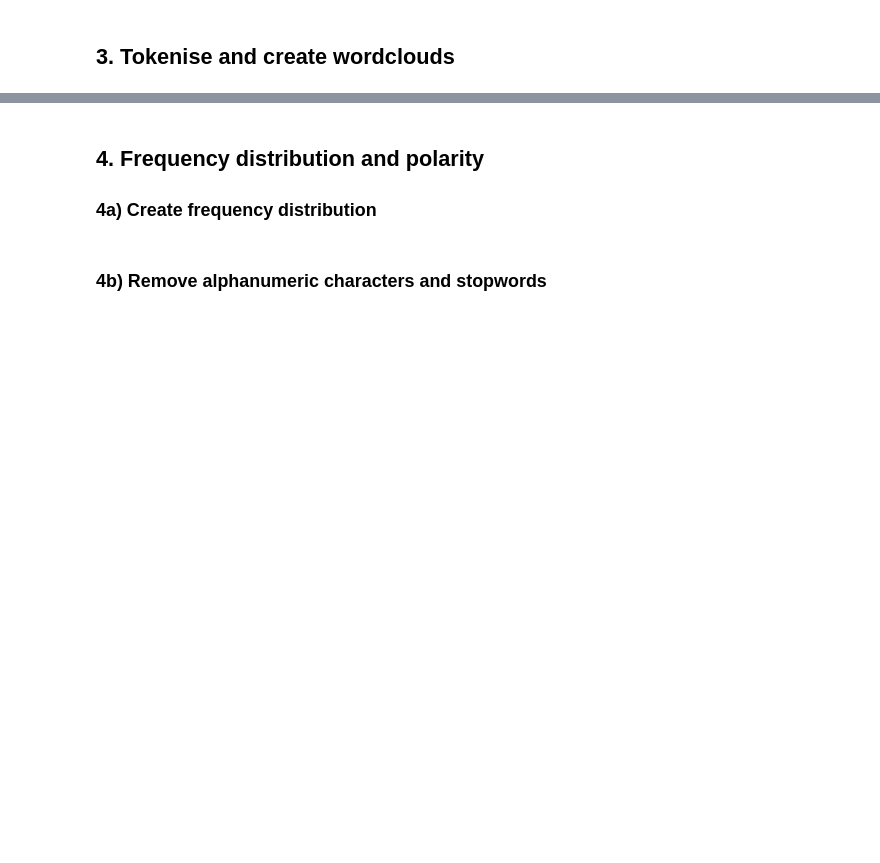
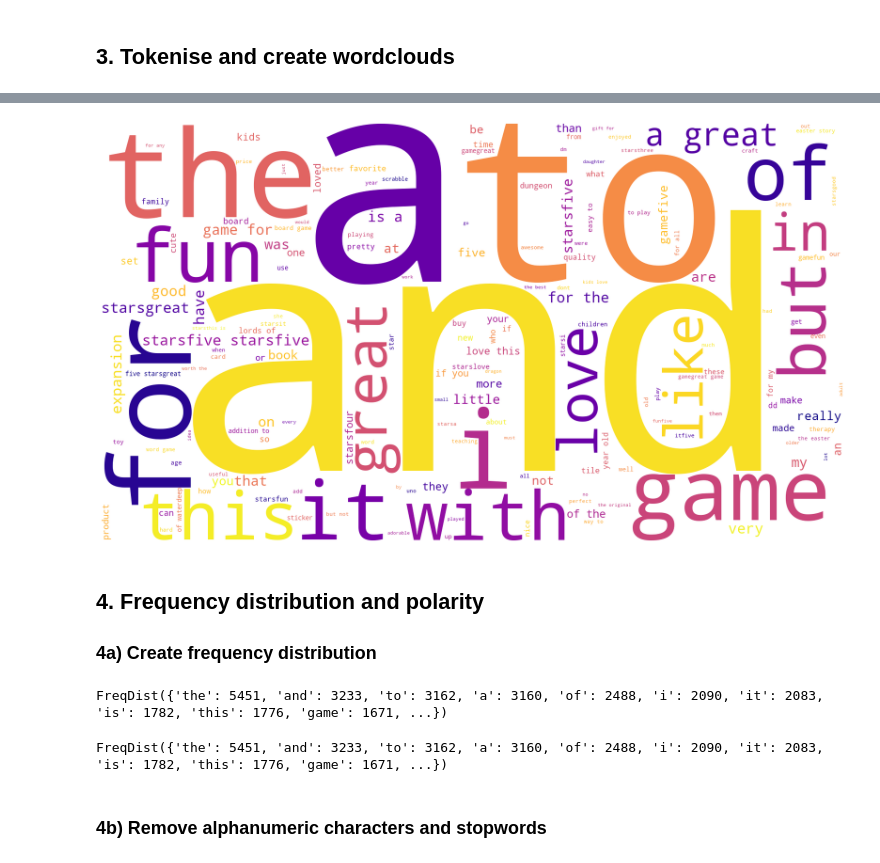
Before and after one commit to Harsh46/Gulati_Harshdeep_DA301_Assignment, a Jupyter notebook: Gulati_Harshdeep_DA301_Assignment_Notebook.ipynb, the cells around one changed output, grey strips where cells are left out. Saved outputs shown, nothing was run; the diff lists cells and outputs as text; code cells hidden in the pictures; blank space fills up the shorter version.

```diff
--- a/Gulati_Harshdeep_DA301_Assignment_Notebook.ipynb
+++ b/Gulati_Harshdeep_DA301_Assignment_Notebook.ipynb
@@ -1136,7 +1271,29 @@ warnings.filterwarnings('ignore')
+# %%
+# Create an empty string variable.
+all_summary = ''
+for i in range(df3_copy.shape[0]):
+    # Add each comment.
+    all_summary = all_summary + df3_copy['summary'][i]
 # %%
 # Summary: Create a word cloud.
+# Set the colour palette.
+sns.set(color_codes=True)
+
+# Create a WordCloud object.
+word_cloud_summary = WordCloud(width = 1600, height = 900,
+                    background_color ='white',
+                    colormap = 'plasma',
+                    stopwords = 'none',
+                    min_font_size = 10).generate(all_summary)
 # %%
 # Summary: Plot the WordCloud image.
+plt.figure(figsize = (16, 9), facecolor = None)
+plt.imshow(word_cloud_summary)
+plt.axis('off')
+plt.tight_layout(pad = 0)
+plt.show()
+# %% [output]
+[figure, added]
 # %% [markdown]
 ## 4. Frequency distribution and polarity
 ### 4a) Create frequency distribution
@@ -1144,0 +1308,8 @@ warnings.filterwarnings('ignore')
+# %%
+# Calculate the frequency distribution.
+fdist_r = FreqDist(all_tokens_review)
+
+# Preview data.
+fdist_r
+# %% [output]
+FreqDist({'the': 5451, 'and': 3233, 'to': 3162, 'a': 3160, 'of': 2488, 'i': 2090, 'it': 2083, 'is': 1782, 'this': 1776, 'game': 1671, ...})
@@ -1145,3 +1324,11 @@ warnings.filterwarnings('ignore')
+# %%
+# Calculate the frequency distribution.
+fdist_s = FreqDist(all_tokens_review)
+
+# Preview data.
+fdist_s
+# %% [output]
+FreqDist({'the': 5451, 'and': 3233, 'to': 3162, 'a': 3160, 'of': 2488, 'i': 2090, 'it': 2083, 'is': 1782, 'this': 1776, 'game': 1671, ...})
 # %% [markdown]
 ### 4b) Remove alphanumeric characters and stopwords
 # %%
```
Also changed, not shown: parts of 41 cells of this notebook.
